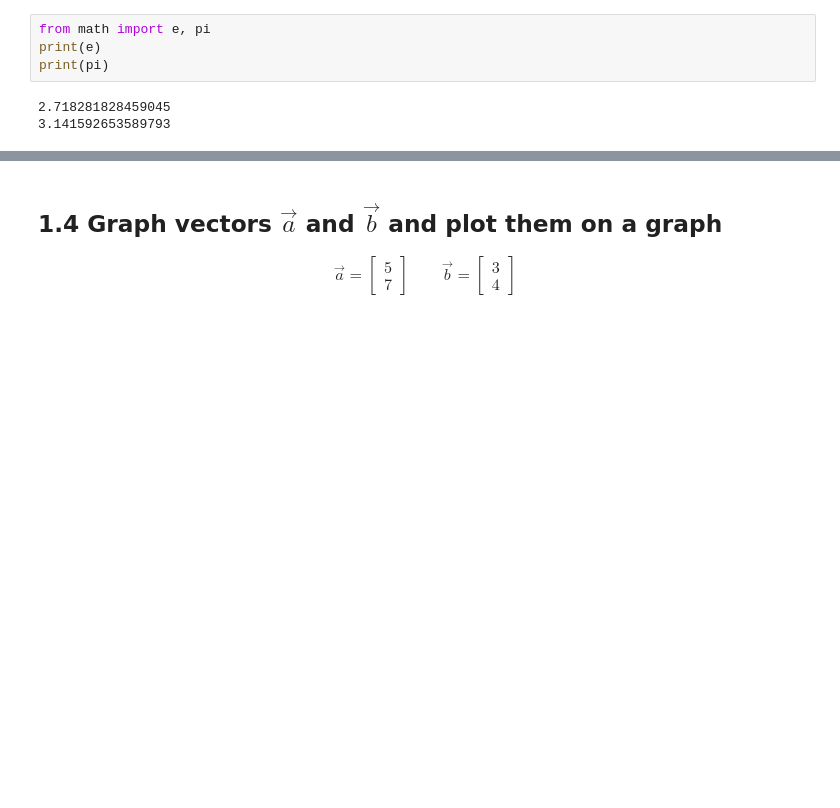
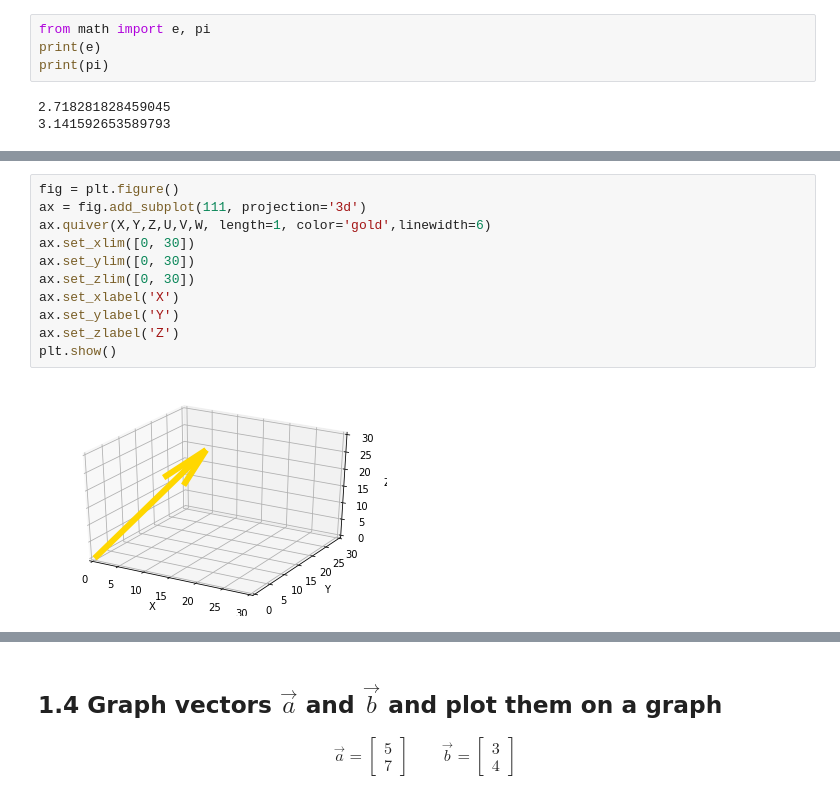
Before and after one commit to jordantcarlisle/DS-Unit-1-Sprint-3-Linear-Algebra, a Jupyter notebook: module1-vectors-and-matrices/LS_DS_131_Vectors_and_Matrices_Assignment.ipynb, the cells around one changed output, grey strips where cells are left out. Drawn from its saved outputs; the diff is of its cells as text; blank space fills up the shorter version.

```diff
--- a/module1-vectors-and-matrices/LS_DS_131_Vectors_and_Matrices_Assignment.ipynb
+++ b/module1-vectors-and-matrices/LS_DS_131_Vectors_and_Matrices_Assignment.ipynb
@@ -28,0 +121,13 @@ print(pi)
+# %%
+fig = plt.figure()
+ax = fig.add_subplot(111, projection='3d')
+ax.quiver(X,Y,Z,U,V,W, length=1, color='gold',linewidth=6)
+ax.set_xlim([0, 30])
+ax.set_ylim([0, 30])
+ax.set_zlim([0, 30])
+ax.set_xlabel('X')
+ax.set_ylabel('Y')
+ax.set_zlabel('Z')
+plt.show()
+# %% [output]
+[figure, added]
```
Also changed, not shown: parts of 39 cells of this notebook.
